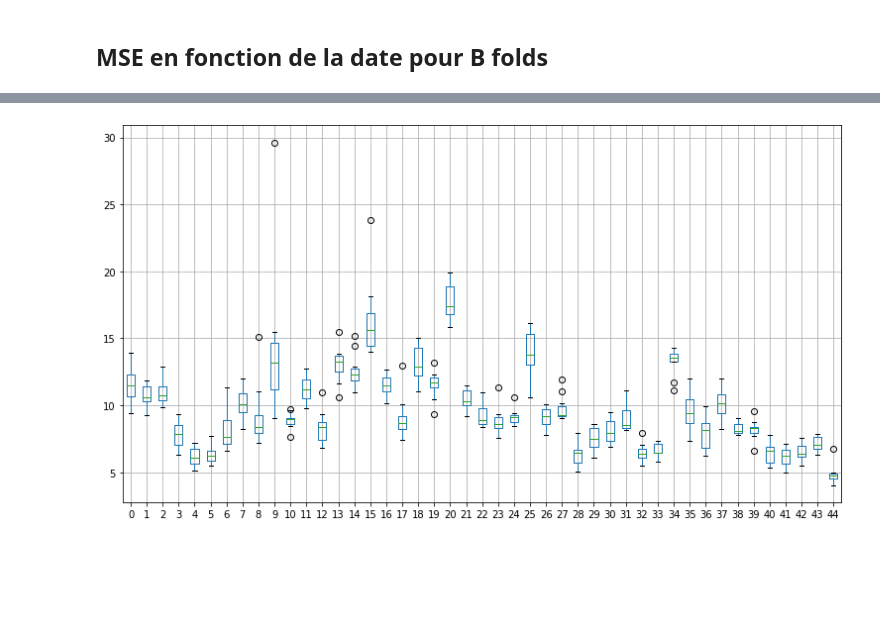
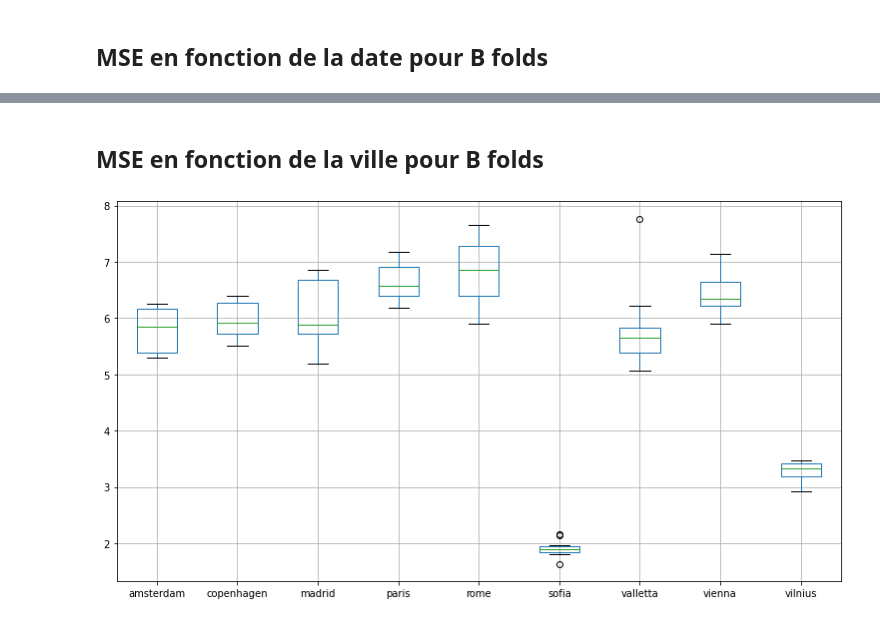
Before and after one commit to TryoenJ/Defi-IA, a Jupyter notebook: MSE-Julie-Target.ipynb, the cells around one changed output, grey strips where cells are left out. Drawn from its saved outputs; the diff is of its cells as text; code cells hidden in the pictures; blank space fills up the shorter version.

Commit message:
MSE-Boxplots

```diff
--- a/MSE-Julie-Target.ipynb
+++ b/MSE-Julie-Target.ipynb
@@ -166,7 +129,41 @@ for b in range(B):
-# %%
-dataframeErreur = pd.DataFrame(arrayErreur)
-plt.figure(figsize=(13,7))
-dataframeErreur.boxplot()
-plt.show()
-# %% [output]
-[figure, removed]
+# %% [markdown]
+## MSE en fonction de la ville pour B folds
+# %%
+listCity = {'amsterdam':0, 'copenhagen':1, 'madrid':2, 'paris':3, 'rome':4, 'sofia':5, 'valletta':6, 'vienna':7, 'vilnius':8}
+B = 10
+Vect_erreur = np.zeros((B,len(listCity),2))
+# %%
+for b in range(0,B):
+    #X_train, X_test, y_train, y_test = train_test_split(dfC,Y,test_size=0.2)
+    X_train, X_test, y_train, y_test = train_test_split(X,Y,test_size=0.2)
+    y_train = np.ravel(y_train)
+    y_test = np.ravel(y_test)
+    xgb.fit(X_train, y_train)
+    pred = xgb.predict(X_test)
+
+    x = np.ravel(X_test[['city']])
+
+    for i in range(len(x)):
+        c = x[i]
+        yt = y_test[i]
+        p = pred[i]
+        erreur = (yt-p)**2
+        Vect_erreur[b,listCity[c],0] += erreur
+        Vect_erreur[b,listCity[c],1] += 1
+
+    for i in range(Vect_erreur.shape[1]):
+        Vect_erreur[b,i,0] = Vect_erreur[b,i,0]/Vect_erreur[b,i,1]
+# %%
+arrayErreur = np.zeros((B,len(listCity)))
+for b in range(B):
+    arrayErreur[b,:]=Vect_erreur[b,:,0]
+    #for d in range(0,45):
+    #    arrayErreur[b,d] = Vect_erreur[b,d,0]
+#arrayErreur
+# %%
+dataframeErreur = pd.DataFrame(arrayErreur,columns=['amsterdam', 'copenhagen', 'madrid', 'paris', 'rome', 'sofia', 'valletta', 'vienna', 'vilnius'])
+plt.figure(figsize=(13,7))
+dataframeErreur[['amsterdam', 'copenhagen', 'madrid', 'paris', 'rome', 'sofia', 'valletta', 'vienna', 'vilnius']].boxplot(return_type='dict')
+plt.show()
+# %% [output]
+[figure, added]
```
Also changed, not shown: parts of 11 cells of this notebook.
